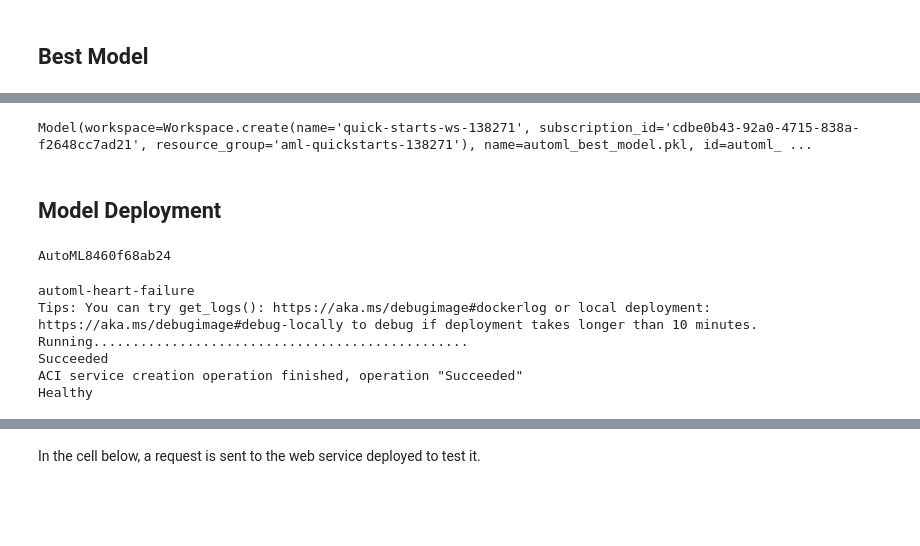
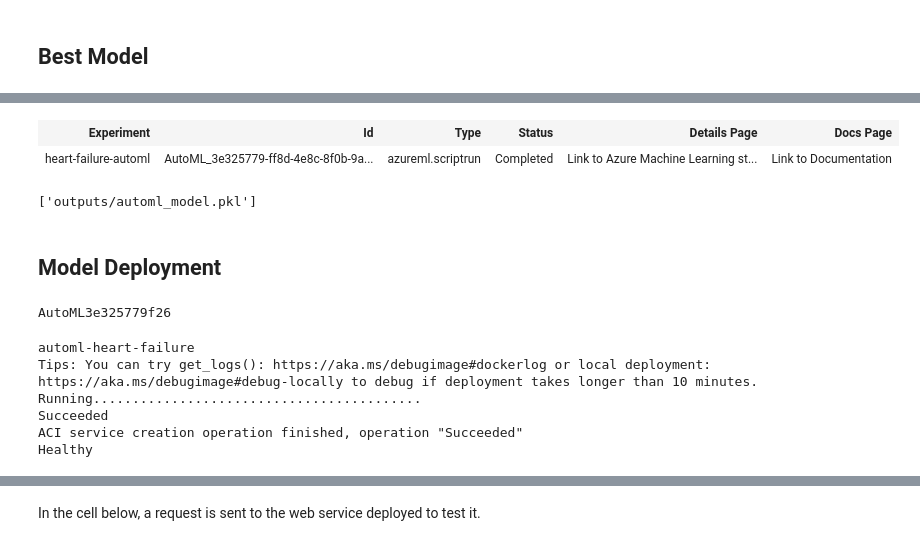
Before and after one commit to neha7598/azure-ml-capstone, a Jupyter notebook: automl.ipynb, the cells around one changed output, grey strips where cells are left out. Cells and saved outputs as stored; diff of their text form; code cells hidden in the pictures; blank space fills up the shorter version.

Commit message:
Update automl notebook

```diff
--- a/automl.ipynb
+++ b/automl.ipynb
@@ -77,7 +76,7 @@ try:
     print("Found existing cluster, use it...")
 except ComputeTargetException:
     print("Creating new cluster...")
-    compute_config = AmlCompute.provisioning_configuration(vm_size='STANDARD_D2_V2',max_nodes=4)
+    compute_config = AmlCompute.provisioning_configuration(vm_size='STANDARD_D2_V2',max_nodes=5)
     compute_cluster = ComputeTarget.create(ws, compute_cluster_name, compute_config)
 
 compute_cluster.wait_for_completion(show_output=True)
@@ -165,7 +164,7 @@ In the AutoML Config, we specify the task, the training data to be used, the tar
 automl_settings = {
     "enable_early_stopping" : True,
     "experiment_timeout_minutes": 30,
-    "n_cross_validations": 4
+    "n_cross_validations": 4,
     "featurization": 'auto',
     "primary_metric": 'accuracy',
     "verbosity": logging.INFO
@@ -174,7 +173,7 @@ automl_settings = {
 # automl config
 automl_config = AutoMLConfig(
     task='classification',
-    debug_log = 'automl_errors.log'
+    debug_log = 'automl_errors.log',
     training_data=train_data,
     label_column_name='DEATH_EVENT',
     compute_target=compute_cluster,
@@ -263,9 +279,14 @@ print(fitted_model)
+# %%
+best_run
+# %% [output]
+| Experiment | Id | Type | Status | Details Page | Docs Page |
+| heart-failure-automl | AutoML_3e325779-ff8d-4e8c-8f0b-9a... | azureml.scriptrun | Completed | Link to Azure Machine Learning st... | Link to Documentation |
 # %%
 #Save the best model
 best_run.register_model(model_name = 'automl_best_model.pkl', model_path = './outputs/')
 joblib.dump(fitted_model, filename= "outputs/automl_model.pkl")
 # %% [output]
-Model(workspace=Workspace.create(name='quick-starts-ws-138271', subscription_id='cdbe0b43-92a0-4715-838a-f2648cc7ad21', resource_group='aml-quickstarts-138271'), name=automl_best_model.pkl, id=automl_ ...
+['outputs/automl_model.pkl']
 # %% [markdown]
 ## Model Deployment
 # %%
@@ -281,9 +302,10 @@ model = remote_run.register_model(model_name = model_name, description = descrip
 
 print(remote_run.model_id) # This will be written to the script file later in the notebook.
 # %% [output]
-AutoML8460f68ab24
+AutoML3e325779f26
 # %%
 # Create inference config
+script_file_name= 'inference/score.py'
 inference_config = InferenceConfig(entry_script=script_file_name)
 
 aciconfig = AciWebservice.deploy_configuration(cpu_cores = 1,
@@ -299,7 +321,7 @@ print(aci_service.state)
 # %% [output]
 automl-heart-failure
 Tips: You can try get_logs(): https://aka.ms/debugimage#dockerlog or local deployment: https://aka.ms/debugimage#debug-locally to debug if deployment takes longer than 10 minutes.
-Running................................................
+Running..........................................
 Succeeded
 ACI service creation operation finished, operation "Succeeded"
 Healthy
```
Also changed, not shown: parts of 10 cells of this notebook.
